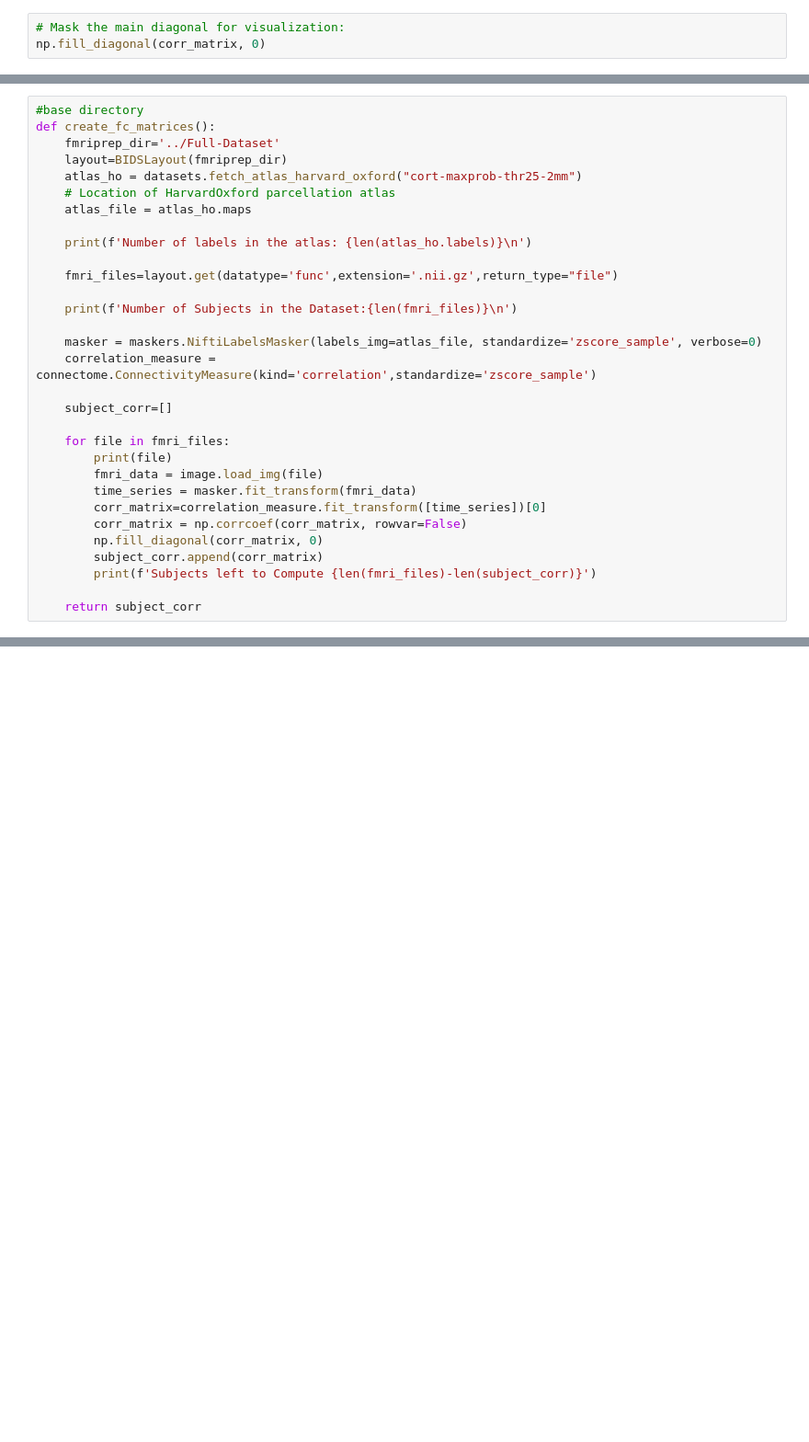
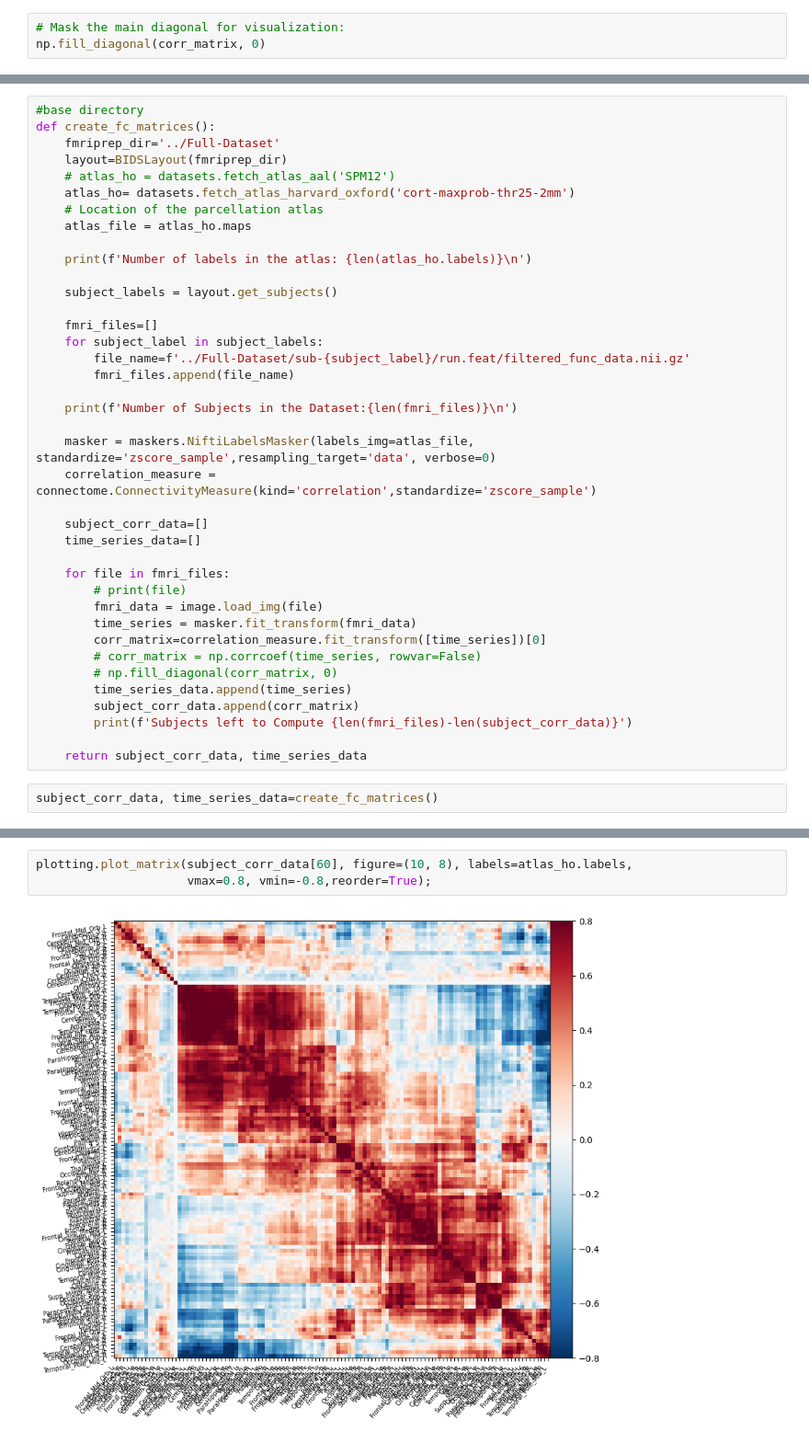
Before and after one commit to Reuben-Stephen-John/GCN-Analysis-Diagnosis-for-Schizophrenia-, a Jupyter notebook: Data-Prep/parcellation_corr_atlas.ipynb, the cells around one changed output, grey strips where cells are left out. Shown at 92% size. Drawn from its saved outputs; the diff is of its cells as text; blank space fills up the shorter version.

```diff
--- a/Data-Prep/parcellation_corr_atlas.ipynb
+++ b/Data-Prep/parcellation_corr_atlas.ipynb
@@ -83,29 +100,39 @@ plotting.plot_matrix(corr_matrix, figure=(10, 8), labels=atlas_ho.labels,
 def create_fc_matrices():
     fmriprep_dir='../Full-Dataset'
     layout=BIDSLayout(fmriprep_dir)
-    atlas_ho = datasets.fetch_atlas_harvard_oxford("cort-maxprob-thr25-2mm")
-    # Location of HarvardOxford parcellation atlas
+    # atlas_ho = datasets.fetch_atlas_aal('SPM12')
+    atlas_ho= datasets.fetch_atlas_harvard_oxford('cort-maxprob-thr25-2mm')
+    # Location of the parcellation atlas
     atlas_file = atlas_ho.maps
 
     print(f'Number of labels in the atlas: {len(atlas_ho.labels)}\n')
 
-    fmri_files=layout.get(datatype='func',extension='.nii.gz',return_type="file")
+    subject_labels = layout.get_subjects()
+
+    fmri_files=[]
+    for subject_label in subject_labels:
+        file_name=f'../Full-Dataset/sub-{subject_label}/run.feat/filtered_func_data.nii.gz'
+        fmri_files.append(file_name)
 
     print(f'Number of Subjects in the Dataset:{len(fmri_files)}\n')
 
-    masker = maskers.NiftiLabelsMasker(labels_img=atlas_file, standardize='zscore_sample', verbose=0)
+    masker = maskers.NiftiLabelsMasker(labels_img=atlas_file, standardize='zscore_sample',resampling_target='data', verbose=0)
     correlation_measure = connectome.ConnectivityMeasure(kind='correlation',standardize='zscore_sample')
 
-    subject_corr=[]
+    subject_corr_data=[]
+    time_series_data=[]
 
     for file in fmri_files:
-        print(file)
+        # print(file)
         fmri_data = image.load_img(file)
         time_series = masker.fit_transform(fmri_data)
         corr_matrix=correlation_measure.fit_transform([time_series])[0]
-        corr_matrix = np.corrcoef(corr_matrix, rowvar=False)
-        np.fill_diagonal(corr_matrix, 0)
-        subject_corr.append(corr_matrix)
-        print(f'Subjects left to Compute {len(fmri_files)-len(subject_corr)}')
+        # corr_matrix = np.corrcoef(time_series, rowvar=False)
+        # np.fill_diagonal(corr_matrix, 0)
+        time_series_data.append(time_series)
+        subject_corr_data.append(corr_matrix)
+        print(f'Subjects left to Compute {len(fmri_files)-len(subject_corr_data)}')
 
-    return subject_corr
+    return subject_corr_data, time_series_data
+# %%
+subject_corr_data, time_series_data=create_fc_matrices()
@@ -112,3 +154,8 @@ def create_fc_matrices():
+# %%
+plotting.plot_matrix(subject_corr_data[60], figure=(10, 8), labels=atlas_ho.labels,
+                     vmax=0.8, vmin=-0.8,reorder=True);
+# %% [output]
+[figure, added]
 # %%
 def create_knn_graph(fc_matrices, k):
     # Calculate group FC matrix by averaging individual FC matrices
```
Also changed, not shown: parts of 10 cells of this notebook, 8 other files.
